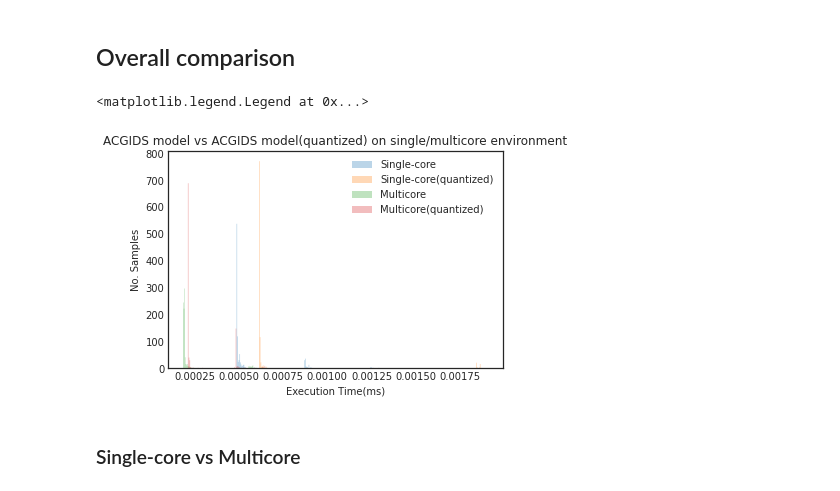
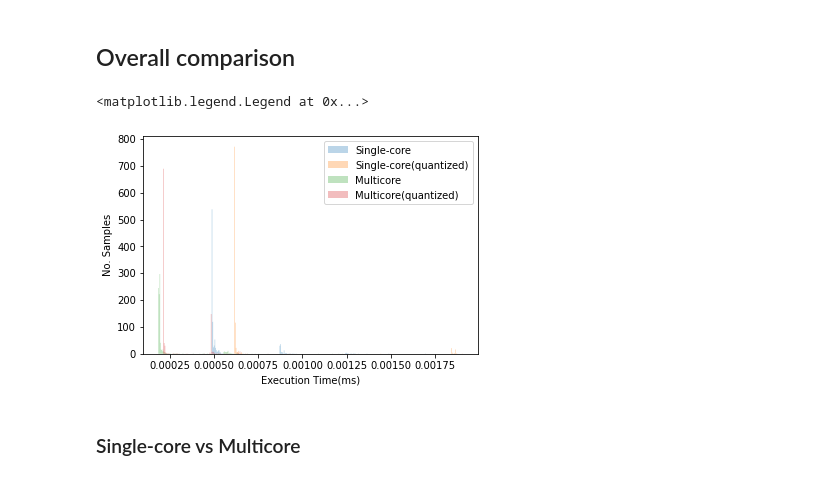
Before and after one commit to evenchen6/CAN_GAN_Anomaly, a Jupyter notebook: extended_evaluation/ACGIDS_run_time_evaluation.ipynb, the cells around one changed output. Cells and saved outputs as stored; diff of their text form; code cells hidden in the pictures.

Commit message:
Update ACGIDS Run Time Evaluation

```diff
--- a/extended_evaluation/ACGIDS_run_time_evaluation.ipynb
+++ b/extended_evaluation/ACGIDS_run_time_evaluation.ipynb
@@ -166,26 +166,27 @@ plt.legend() # show label
 ## Overall comparison
 # %%
 # Overall comparison
-plt.title('ACGIDS model vs ACGIDS model(quantized) on single/multicore environment')
+#plt.title('ACGIDS model vs ACGIDS model(quantized) on single/multicore environment')
+plt.title('')
 plt.xlabel('Execution Time(ms)')
 plt.ylabel('No. Samples')
 
 x1 = run_in_tvm_cpu_size_0_time_data
 x2 = run_in_tvm_quantified_cpu_size_0_time_data
 x3 = run_in_tvm_cpu_size_4_time_data
 x4 = run_in_tvm_quantified_cpu_size_4_time_data
 kwargs1 = dict(histtype='stepfilled', alpha=0.3, bins=300,label="Single-core")
 kwargs2 = dict(histtype='stepfilled', alpha=0.3, bins=300,label="Single-core(quantized)")
 kwargs3 = dict(histtype='stepfilled', alpha=0.3, bins=300,label="Multicore")
 kwargs4 = dict(histtype='stepfilled', alpha=0.3, bins=300,label="Multicore(quantized)")
 plt.hist(x1, **kwargs1)
 plt.hist(x2, **kwargs2)
 plt.hist(x3, **kwargs3)
 plt.hist(x4, **kwargs4)
 plt.legend() # show label
 # %% [output]
 <matplotlib.legend.Legend at 0x...>
-[figure, old version]
+[figure, new version]
 # %% [markdown]
 ### Single-core vs Multicore
 # %%
```
